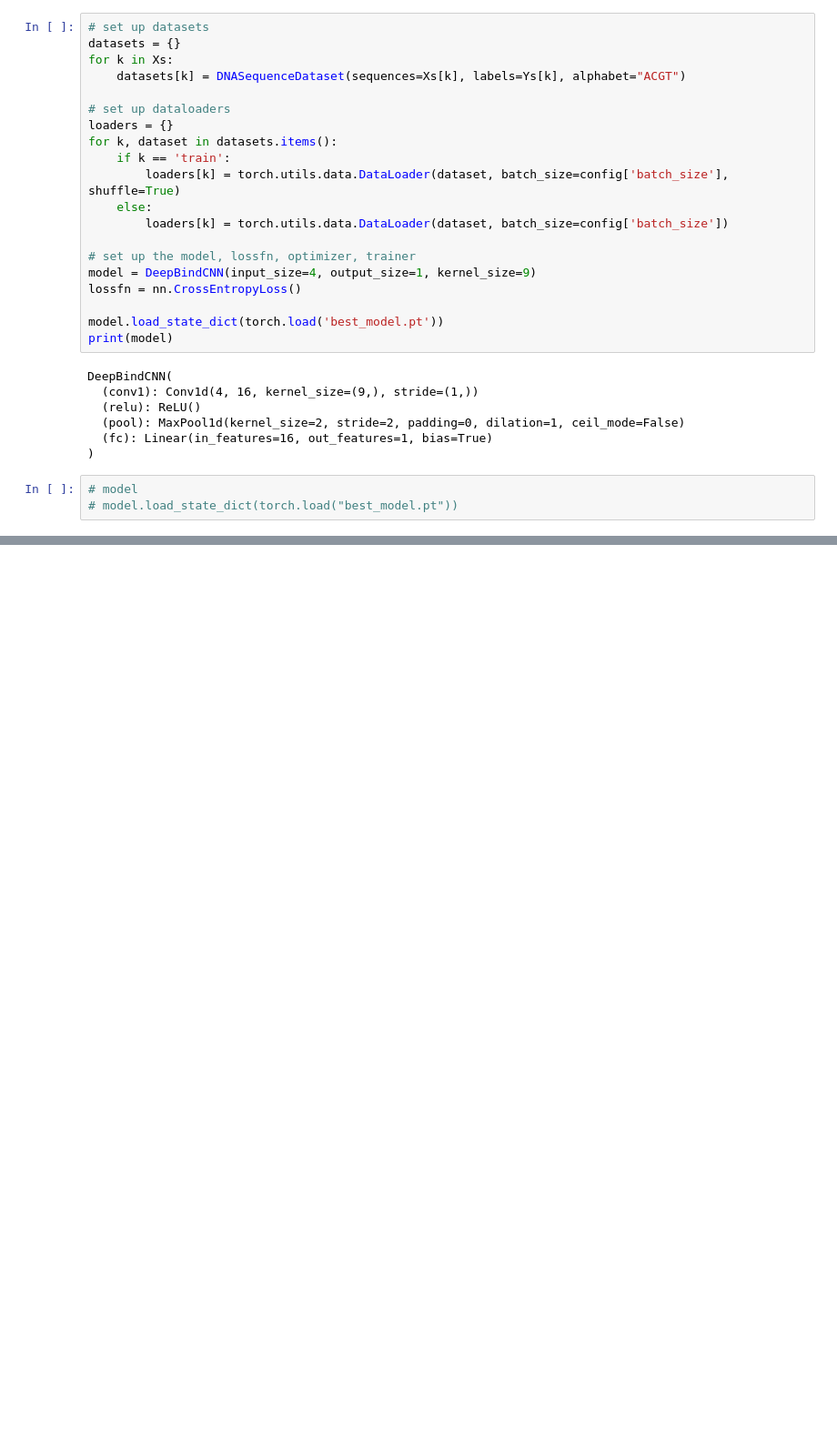
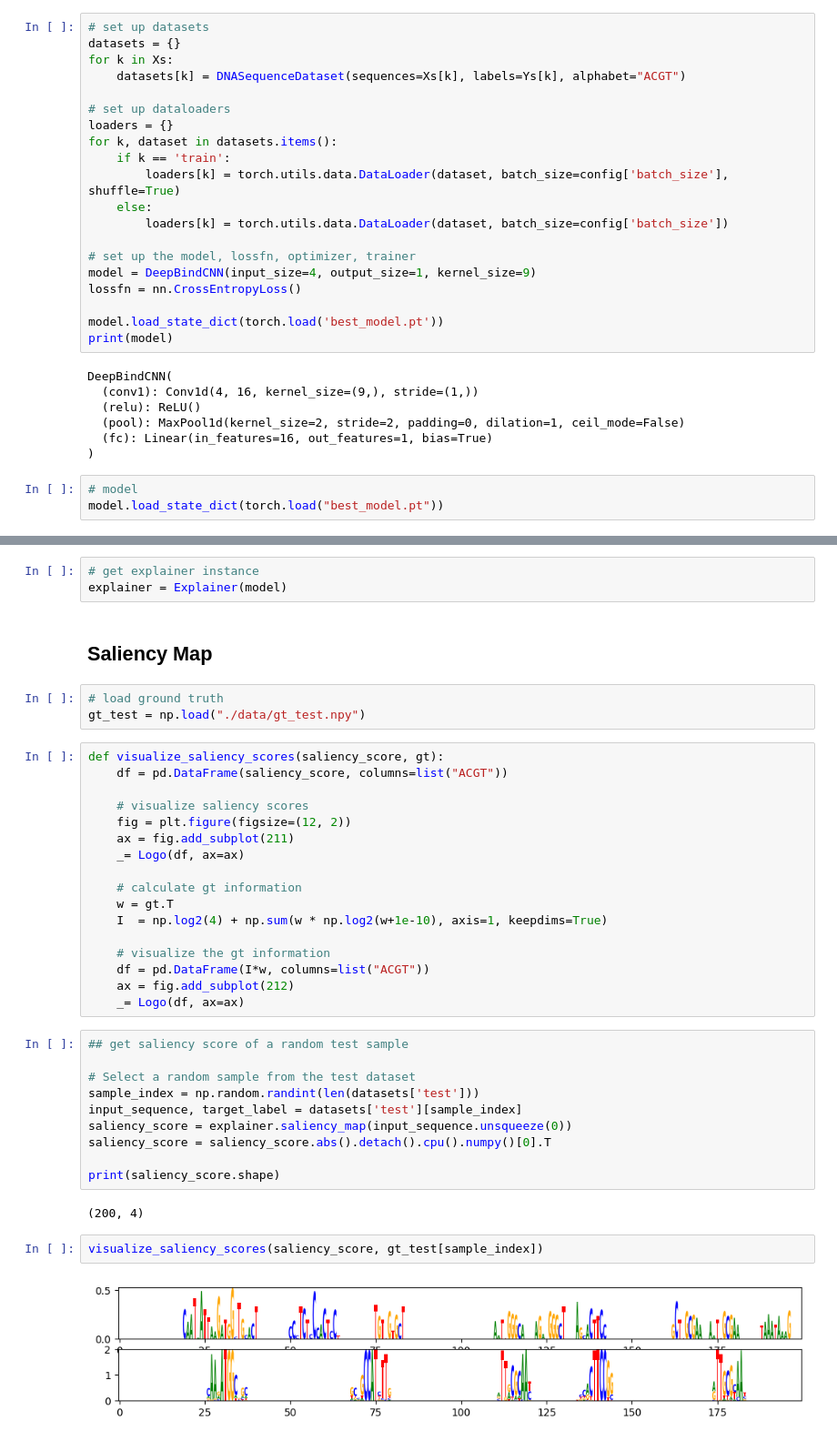
Before and after one commit to rohitkt10/fall_co-op_2023, a Jupyter notebook: experiments/deepbind_synthetic_explain.ipynb, the cells around one changed output, grey strips where cells are left out. Shown at 91% size. Cells and saved outputs as stored; diff of their text form; blank space fills up the shorter version.

```diff
--- a/experiments/deepbind_synthetic_explain.ipynb
+++ b/experiments/deepbind_synthetic_explain.ipynb
@@ -97,4 +78,4 @@ DeepBindCNN(
 )
 # %%
 # model
-# model.load_state_dict(torch.load("best_model.pt"))
+model.load_state_dict(torch.load("best_model.pt"))
@@ -146 +84,42 @@ _= Logo(df, ax=ax)
+# %%
+# get explainer instance
+explainer = Explainer(model)
+# %% [markdown]
+## Saliency Map
+# %%
+# load ground truth
+gt_test = np.load("./data/gt_test.npy")
+# %%
+def visualize_saliency_scores(saliency_score, gt):
+    df = pd.DataFrame(saliency_score, columns=list("ACGT"))
+
+    # visualize saliency scores
+    fig = plt.figure(figsize=(12, 2))
+    ax = fig.add_subplot(211)
+    _= Logo(df, ax=ax)
+
+    # calculate gt information
+    w = gt.T
+    I  = np.log2(4) + np.sum(w * np.log2(w+1e-10), axis=1, keepdims=True)
+
+    # visualize the gt information
+    df = pd.DataFrame(I*w, columns=list("ACGT"))
+    ax = fig.add_subplot(212)
+    _= Logo(df, ax=ax)
+# %%
+## get saliency score of a random test sample
+
+# Select a random sample from the test dataset
+sample_index = np.random.randint(len(datasets['test']))
+input_sequence, target_label = datasets['test'][sample_index]
+saliency_score = explainer.saliency_map(input_sequence.unsqueeze(0))
+saliency_score = saliency_score.abs().detach().cpu().numpy()[0].T
+
+print(saliency_score.shape)
+# %% [output]
+(200, 4)
+# %%
+visualize_saliency_scores(saliency_score, gt_test[sample_index])
+# %% [output]
+[figure, added]
 # %%
```
Also changed, not shown: parts of 14 cells of this notebook, 2 other files.
